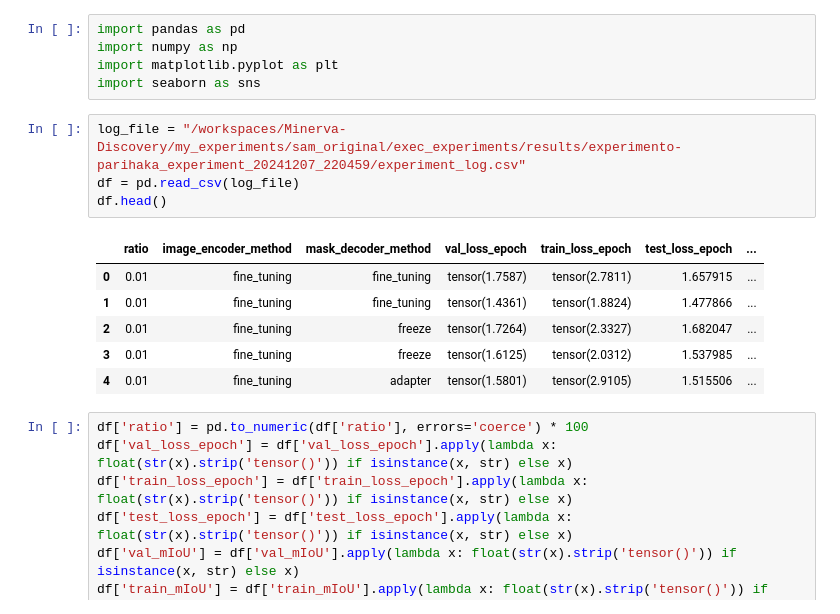
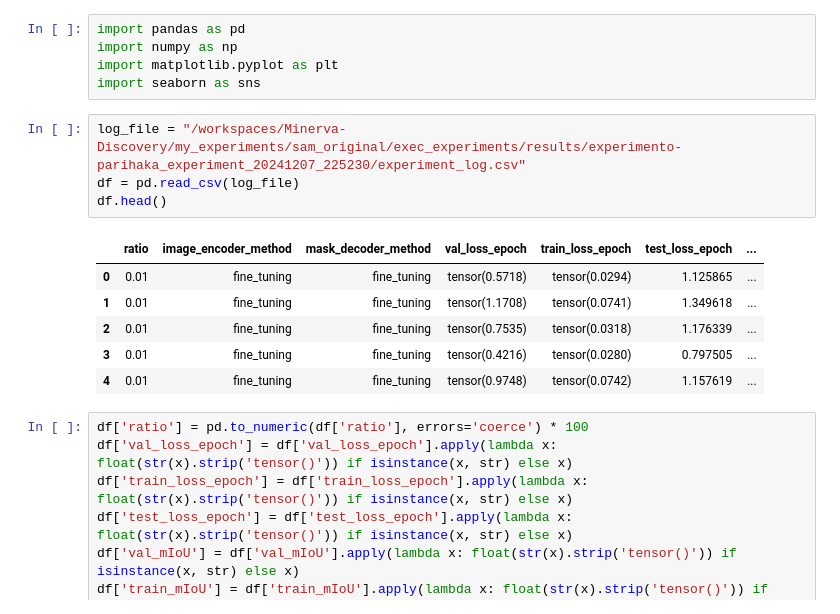
Before and after one commit to filipeas/Minerva-Discovery, a Jupyter notebook: my_experiments/sam_original/check_experiments_log.ipynb, the cells around one changed output. Drawn from its saved outputs; the diff is of its cells as text.

```diff
--- a/my_experiments/sam_original/check_experiments_log.ipynb
+++ b/my_experiments/sam_original/check_experiments_log.ipynb
@@ -4,16 +4,16 @@ import numpy as np
 import matplotlib.pyplot as plt
 import seaborn as sns
 # %%
-log_file = "/workspaces/Minerva-Discovery/my_experiments/sam_original/exec_experiments/results/experimento-parihaka_experiment_20241207_220459/experiment_log.csv"
+log_file = "/workspaces/Minerva-Discovery/my_experiments/sam_original/exec_experiments/results/experimento-parihaka_experiment_20241207_225230/experiment_log.csv"
 df = pd.read_csv(log_file)
 df.head()
 # %% [output]
 |  | ratio | image_encoder_method | mask_decoder_method | val_loss_epoch | train_loss_epoch | test_loss_epoch | ... |
-| 0 | 0.01 | fine_tuning | fine_tuning | tensor(1.7587) | tensor(2.7811) | 1.657915 | ... |
-| 1 | 0.01 | fine_tuning | fine_tuning | tensor(1.4361) | tensor(1.8824) | 1.477866 | ... |
-| 2 | 0.01 | fine_tuning | freeze | tensor(1.7264) | tensor(2.3327) | 1.682047 | ... |
-| 3 | 0.01 | fine_tuning | freeze | tensor(1.6125) | tensor(2.0312) | 1.537985 | ... |
-| 4 | 0.01 | fine_tuning | adapter | tensor(1.5801) | tensor(2.9105) | 1.515506 | ... |
+| 0 | 0.01 | fine_tuning | fine_tuning | tensor(0.5718) | tensor(0.0294) | 1.125865 | ... |
+| 1 | 0.01 | fine_tuning | fine_tuning | tensor(1.1708) | tensor(0.0741) | 1.349618 | ... |
+| 2 | 0.01 | fine_tuning | fine_tuning | tensor(0.7535) | tensor(0.0318) | 1.176339 | ... |
+| 3 | 0.01 | fine_tuning | fine_tuning | tensor(0.4216) | tensor(0.0280) | 0.797505 | ... |
+| 4 | 0.01 | fine_tuning | fine_tuning | tensor(0.9748) | tensor(0.0742) | 1.157619 | ... |
 # %%
 df['ratio'] = pd.to_numeric(df['ratio'], errors='coerce') * 100
 df['val_loss_epoch'] = df['val_loss_epoch'].apply(lambda x: float(str(x).strip('tensor()')) if isinstance(x, str) else x)
```
Also changed, not shown: parts of 4 cells of this notebook.
